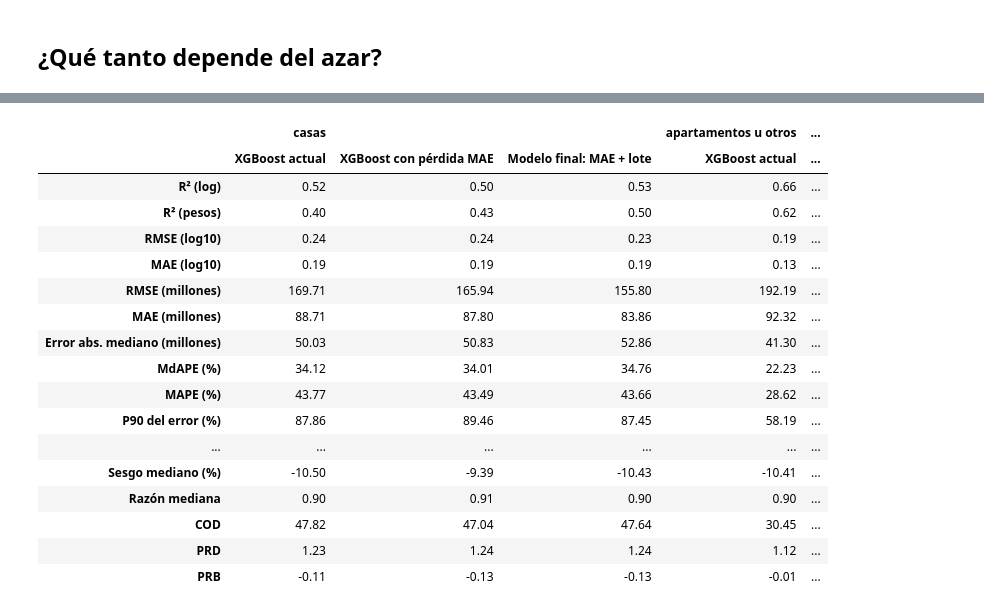
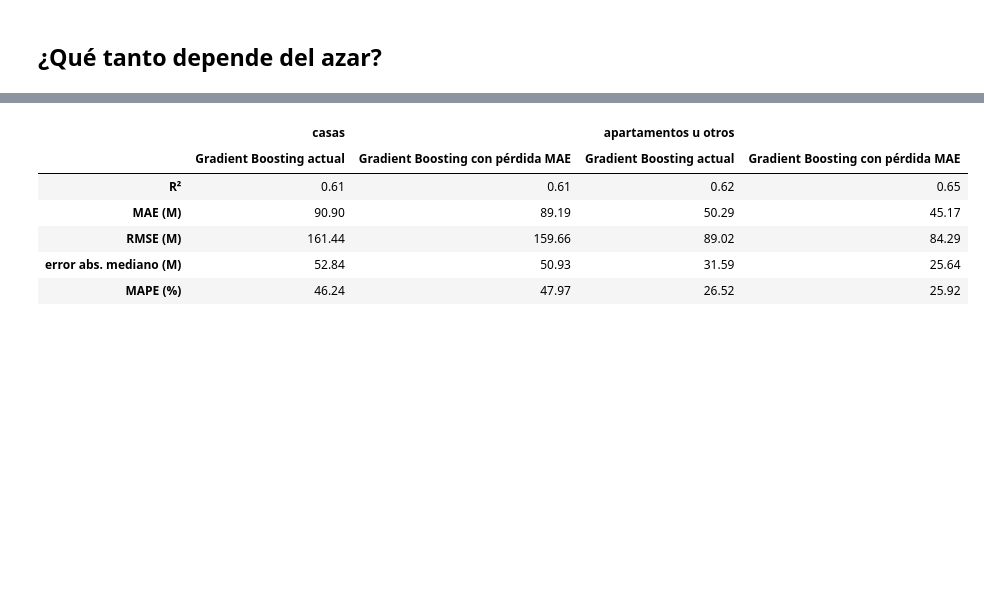
Before and after one commit to lesteban1828/EDA_Barranquilla, a Jupyter notebook: 08_evaluacion.ipynb, the cells around one changed output, grey strips where cells are left out. Cells and saved outputs as stored; diff of their text form; code cells hidden in the pictures; blank space fills up the shorter version.

```diff
--- a/08_evaluacion.ipynb
+++ b/08_evaluacion.ipynb
@@ -124,3 +96,12 @@ def metricas_completas(y, p, lat=None, lon=None):
+# %%
+def metricas_completas(y, p, lat=None, lon=None):
+    """Las cinco métricas del capítulo 7. y y p son el log10 del precio en pesos de 2025."""
+    real, pred = 10.0 ** y / 1e6, 10.0 ** p / 1e6
+    return {"R²": 1 - ((y - p) ** 2).sum() / ((y - y.mean()) ** 2).sum(),
+            "MAE (M)": np.mean(np.abs(real - pred)),
+            "RMSE (M)": np.sqrt(np.mean((real - pred) ** 2)),
+            "error abs. mediano (M)": np.median(np.abs(real - pred)),
+            "MAPE (%)": np.mean(np.abs(pred / real - 1)) * 100}
 # %% [markdown]
 ## Variantes y diseño de la comparación
 
@@ -142,16 +123,13 @@ mismas 20 divisiones, de modo que las diferencias se pueden medir división por
 deja aparte cerca del 20% de las ventas. El bloque de Alameda del Río se queda siempre en
 entrenamiento, igual que en la prueba final.
 # %%
-MEJORES = dict(n_estimators=600, learning_rate=0.05, max_depth=6, subsample=0.6,
-               colsample_bytree=0.8, min_child_weight=30, reg_lambda=10.0)
-MAE = dict(objective="reg:absoluteerror")
-HUBER = dict(objective="reg:pseudohubererror", huber_slope=0.1)
+# configuración elegida en el capítulo 7 con esta base
+MEJORES = {'min_samples_leaf': 100, 'max_leaf_nodes': 31, 'max_iter': 300, 'max_features': 0.5, 'max_depth': None, 'learning_rate': 0.05, 'l2_regularization': 1.0}
+MAE = dict(loss="absolute_error")
 CON_BARRIO = BASE + ["enc_barrio"]
 
 def ajustar(tr, te, columnas, **extra):
-    if extra.get("objective") == "reg:pseudohubererror":
-        extra = {**extra, "base_score": float(tr.log_precio.median())}
-    modelo = XGBRegressor(n_jobs=4, random_state=42, **{**MEJORES, **extra})
+    modelo = HistGradientBoostingRegressor(random_state=42, **{**MEJORES, **extra})
     return modelo.fit(tr[columnas], tr.log_precio).predict(te[columnas]).astype(float)
 
 def separar(tr, te, columnas, **extra):
@@ -180,21 +158,17 @@ def ingenua(tr, te):
 
 def lineal(tr, te):
     f = make_pipeline(SimpleImputer(strategy="median", add_indicator=True), LinearRegression())
-    return f.fit(tr[BASE], tr.log_precio).predict(te[BASE])
+    return f.fit(tr[VIVIENDA], tr.log_precio).predict(te[VIVIENDA])
 
 VARIANTES = {
     "Regla ingenua": ingenua,
     "Regresión lineal": lineal,
-    "XGBoost actual": lambda a, b: ajustar(a, b, BASE),
+    "Gradient Boosting actual": lambda a, b: ajustar(a, b, BASE),
     "+ barrio": lambda a, b: ajustar(*con_barrio(a, b), CON_BARRIO),
     "Separado": lambda a, b: separar(a, b, BASE),
     "Pérdida MAE": lambda a, b: ajustar(a, b, BASE, **MAE),
-    "Pérdida Huber": lambda a, b: ajustar(a, b, BASE, **HUBER),
-    "Huber, min_child_weight 10": lambda a, b: ajustar(a, b, BASE, **{**HUBER, "min_child_weight": 10}),
     "+ barrio, separado": lambda a, b: separar(*con_barrio(a, b), CON_BARRIO),
     "+ barrio, MAE": lambda a, b: ajustar(*con_barrio(a, b), CON_BARRIO, **MAE),
-    "+ barrio, Huber": lambda a, b: ajustar(*con_barrio(a, b), CON_BARRIO, **HUBER),
-    "+ barrio, separado, Huber": lambda a, b: separar(*con_barrio(a, b), CON_BARRIO, **HUBER),
 }
 
 def divisiones(datos, n=20, frac=0.2):
@@ -221,7 +195,7 @@ for s, es_val in divisiones(ent):
                               **metricas_completas(y[mascara], p[mascara])})
 resultados = pd.DataFrame(filas)
 todas = resultados[resultados.grupo == "todas"]
-orden = todas.groupby("modelo")["MdAPE (%)"].mean().sort_values().index
+orden = todas.groupby("modelo")["MAPE (%)"].mean().sort_values().index
 METRICAS = [c for c in resultados.columns if c not in ("division", "modelo", "grupo", "ventas", "sin_barrio")]
 todas.groupby("modelo")[METRICAS].mean().loc[orden].T.round(2)
 # %% [output]
@@ -479,8 +333,7 @@ calculamos también intervalos: remuestreamos los bloques de prueba 2.000 veces.
 y_prueba = prueba.log_precio.to_numpy()
 la, lo = prueba.lat.to_numpy(), prueba.lon.to_numpy()
 predicciones = {"Regla ingenua": ingenua(ent, prueba), "Regresión lineal": lineal(ent, prueba),
-                "XGBoost actual": ajustar(ent, prueba, BASE),
-                "XGBoost con pérdida MAE": ajustar(ent, prueba, BASE, **MAE),
-                "Modelo final: MAE + lote": ajustar(ent, prueba, CON_LOTE, **MAE)}
+                "Gradient Boosting actual": ajustar(ent, prueba, BASE),
+                "Gradient Boosting con pérdida MAE": ajustar(ent, prueba, BASE, **MAE)}
 pd.DataFrame({k: metricas_completas(y_prueba, p, la, lo) for k, p in predicciones.items()}).round(2)
 # %% [output]
@@ -504,25 +346,14 @@ pd.DataFrame({k: metricas_completas(y_prueba, p, la, lo) for k, p in prediccione
 # %%
 casa = (prueba.tipo_NPH == 1).to_numpy()
-XGB = ["XGBoost actual", "XGBoost con pérdida MAE", "Modelo final: MAE + lote"]
-pd.concat({g: pd.DataFrame({k: metricas_completas(y_prueba[m], predicciones[k][m]) for k in XGB})
+pd.concat({g: pd.DataFrame({k: metricas_completas(y_prueba[m], predicciones[k][m])
+                            for k in ["Gradient Boosting actual", "Gradient Boosting con pérdida MAE"]})
            for g, m in [("casas", casa), ("apartamentos u otros", ~casa)]}, axis=1).round(2)
 # %% [output]
-|  | casas |  |  | apartamentos u otros | ... |
-|  | XGBoost actual | XGBoost con pérdida MAE | Modelo final: MAE + lote | XGBoost actual | ... |
-| R² (log) | 0.52 | 0.50 | 0.53 | 0.66 | ... |
-| R² (pesos) | 0.40 | 0.43 | 0.50 | 0.62 | ... |
-| RMSE (log10) | 0.24 | 0.24 | 0.23 | 0.19 | ... |
-| MAE (log10) | 0.19 | 0.19 | 0.19 | 0.13 | ... |
-| RMSE (millones) | 169.71 | 165.94 | 155.80 | 192.19 | ... |
-| MAE (millones) | 88.71 | 87.80 | 83.86 | 92.32 | ... |
-| Error abs. mediano (millones) | 50.03 | 50.83 | 52.86 | 41.30 | ... |
-| MdAPE (%) | 34.12 | 34.01 | 34.76 | 22.23 | ... |
-| MAPE (%) | 43.77 | 43.49 | 43.66 | 28.62 | ... |
-| P90 del error (%) | 87.86 | 89.46 | 87.45 | 58.19 | ... |
-| ... | ... | ... | ... | ... | ... |
-| Sesgo mediano (%) | -10.50 | -9.39 | -10.43 | -10.41 | ... |
-| Razón mediana | 0.90 | 0.91 | 0.90 | 0.90 | ... |
-| COD | 47.82 | 47.04 | 47.64 | 30.45 | ... |
-| PRD | 1.23 | 1.24 | 1.24 | 1.12 | ... |
-| PRB | -0.11 | -0.13 | -0.13 | -0.01 | ... |
+|  | casas |  | apartamentos u otros |  |
+|  | Gradient Boosting actual | Gradient Boosting con pérdida MAE | Gradient Boosting actual | Gradient Boosting con pérdida MAE |
+| R² | 0.61 | 0.61 | 0.62 | 0.65 |
+| MAE (M) | 90.90 | 89.19 | 50.29 | 45.17 |
+| RMSE (M) | 161.44 | 159.66 | 89.02 | 84.29 |
+| error abs. mediano (M) | 52.84 | 50.93 | 31.59 | 25.64 |
+| MAPE (%) | 46.24 | 47.97 | 26.52 | 25.92 |
 # %%
```
Also changed, not shown: parts of 32 cells of this notebook, 25 other files.
